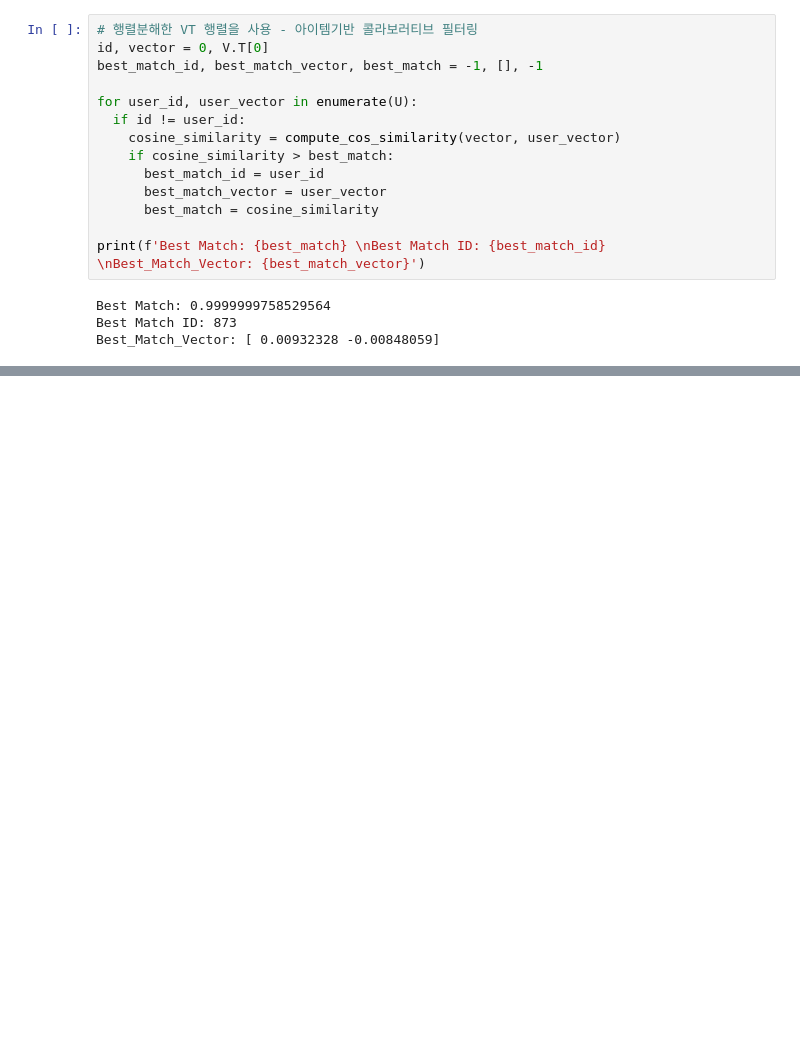
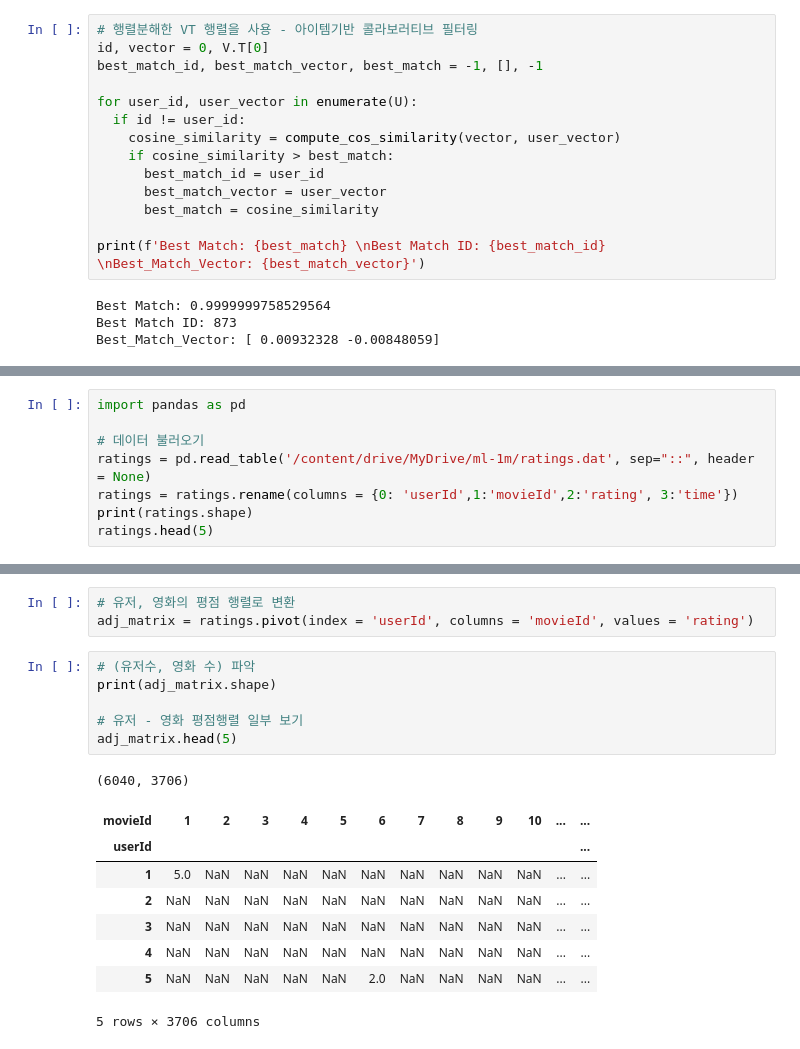
Before and after one commit to dlskawns/RecSys_and_Retrieval_Study, a Jupyter notebook: SVD(SingularVectorDecomposition).ipynb, the cells around one changed output, grey strips where cells are left out. Drawn from its saved outputs; the diff is of its cells as text; blank space fills up the shorter version.

```diff
--- a/SVD(SingularVectorDecomposition).ipynb
+++ b/SVD(SingularVectorDecomposition).ipynb
@@ -577,0 +586,8 @@ Best_Match_Vector: [ 0.00932328 -0.00848059]
+# %%
+import pandas as pd
+
+# 데이터 불러오기
+ratings = pd.read_table('/content/drive/MyDrive/ml-1m/ratings.dat', sep="::", header = None)
+ratings = ratings.rename(columns = {0: 'userId',1:'movieId',2:'rating', 3:'time'})
+print(ratings.shape)
+ratings.head(5)
@@ -577,0 +602,19 @@ Best_Match_Vector: [ 0.00932328 -0.00848059]
+# %%
+# 유저, 영화의 평점 행렬로 변환
+adj_matrix = ratings.pivot(index = 'userId', columns = 'movieId', values = 'rating')
+# %%
+# (유저수, 영화 수) 파악
+print(adj_matrix.shape)
+
+# 유저 - 영화 평점행렬 일부 보기
+adj_matrix.head(5)
+# %% [output]
+(6040, 3706)
+| movieId | 1 | 2 | 3 | 4 | 5 | 6 | 7 | 8 | 9 | 10 | ... | ... |
+| userId |  |  |  |  |  |  |  |  |  |  |  | ... |
+| 1 | 5.0 | NaN | NaN | NaN | NaN | NaN | NaN | NaN | NaN | NaN | ... | ... |
+| 2 | NaN | NaN | NaN | NaN | NaN | NaN | NaN | NaN | NaN | NaN | ... | ... |
+| 3 | NaN | NaN | NaN | NaN | NaN | NaN | NaN | NaN | NaN | NaN | ... | ... |
+| 4 | NaN | NaN | NaN | NaN | NaN | NaN | NaN | NaN | NaN | NaN | ... | ... |
+| 5 | NaN | NaN | NaN | NaN | NaN | 2.0 | NaN | NaN | NaN | NaN | ... | ... |
+5 rows × 3706 columns
```
Also changed, not shown: parts of 11 cells of this notebook.
